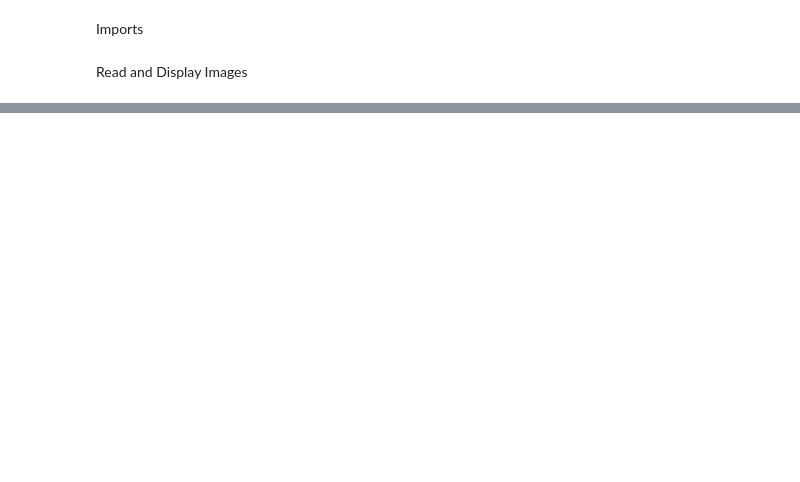
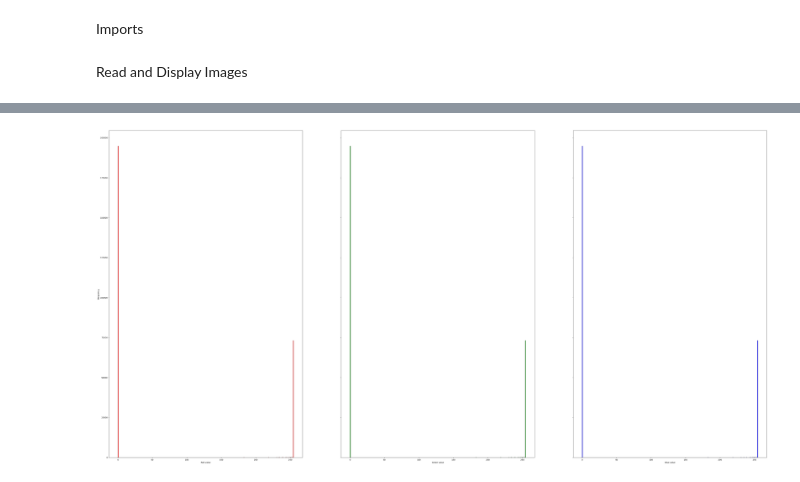
Before and after one commit to Oriinga/ComputerVisionLab, a Jupyter notebook: Lab1/lab1.ipynb, the cells around one changed output, grey strips where cells are left out. Cells and saved outputs as stored; diff of their text form; code cells hidden in the pictures; blank space fills up the shorter version.

```diff
--- a/Lab1/lab1.ipynb
+++ b/Lab1/lab1.ipynb
@@ -89,0 +147,30 @@ displayImage("image-35.jpg")
+# %%
+import seaborn as sns
+mask = cv2.imread("Images/mask-35.png")
+mask = mask[:,:,::-1]
+
+m_red ,m_green ,m_blue  = cv2.split(mask)
+
+red_hist =  m_red.flatten()
+fig, axes = plt.subplots(nrows=1, ncols=3, figsize=(60,30), sharex=True, sharey=True)
+plt.subplot(1,3,1)
+sns.histplot( red_hist, bins=256, kde=False,color='red')
+plt.xlabel("Red value")
+plt.ylabel("Frequency")
+
+green_hist =  m_green.flatten()
+
+plt.subplot(1,3,2)
+sns.histplot( green_hist, bins=256, kde=False,color='green')
+plt.xlabel("Green value")
+plt.ylabel("Frequency")
+
+blue_hist =  m_blue.flatten()
+
+plt.subplot(1,3,3)
+sns.histplot( blue_hist, bins=256, kde=False,color='blue')
+plt.xlabel("Blue value")
+plt.ylabel("Frequency")
+plt.show()
+# %% [output]
+[figure, added]
```
Also changed, not shown: parts of 5 cells of this notebook.
